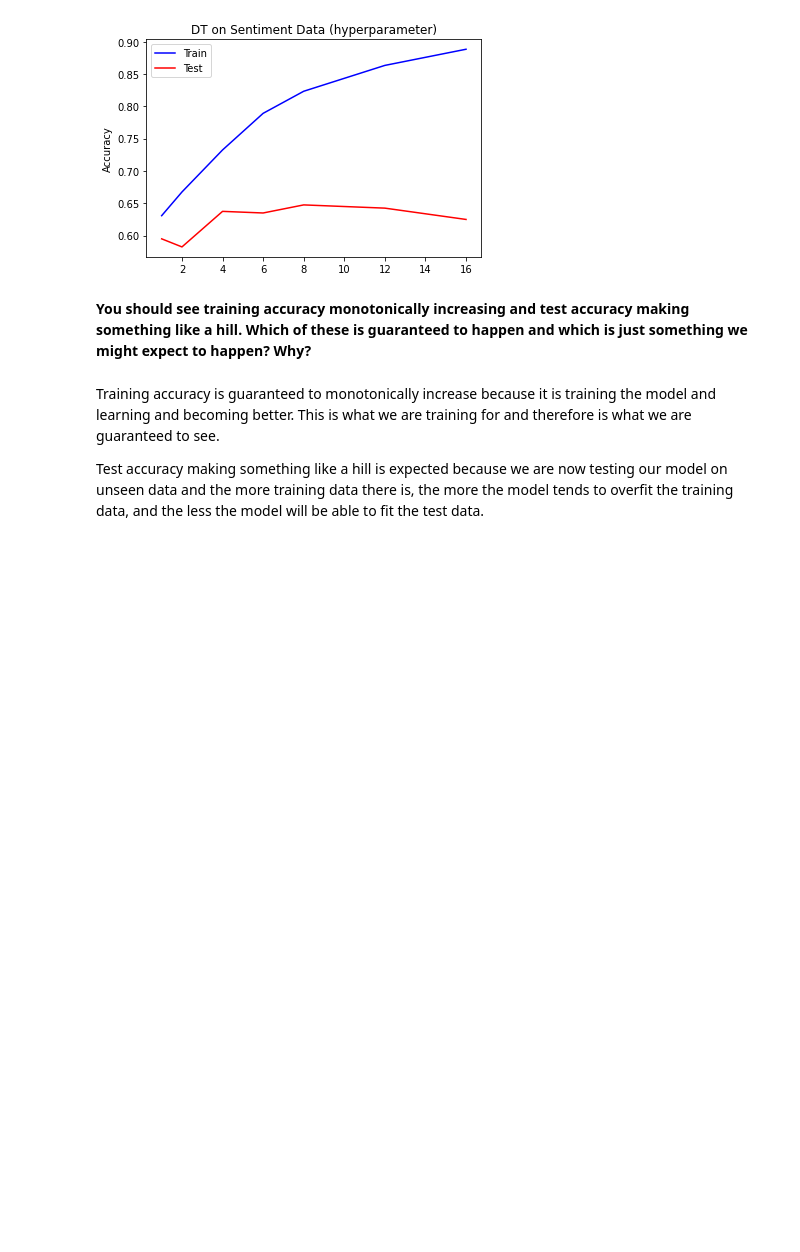
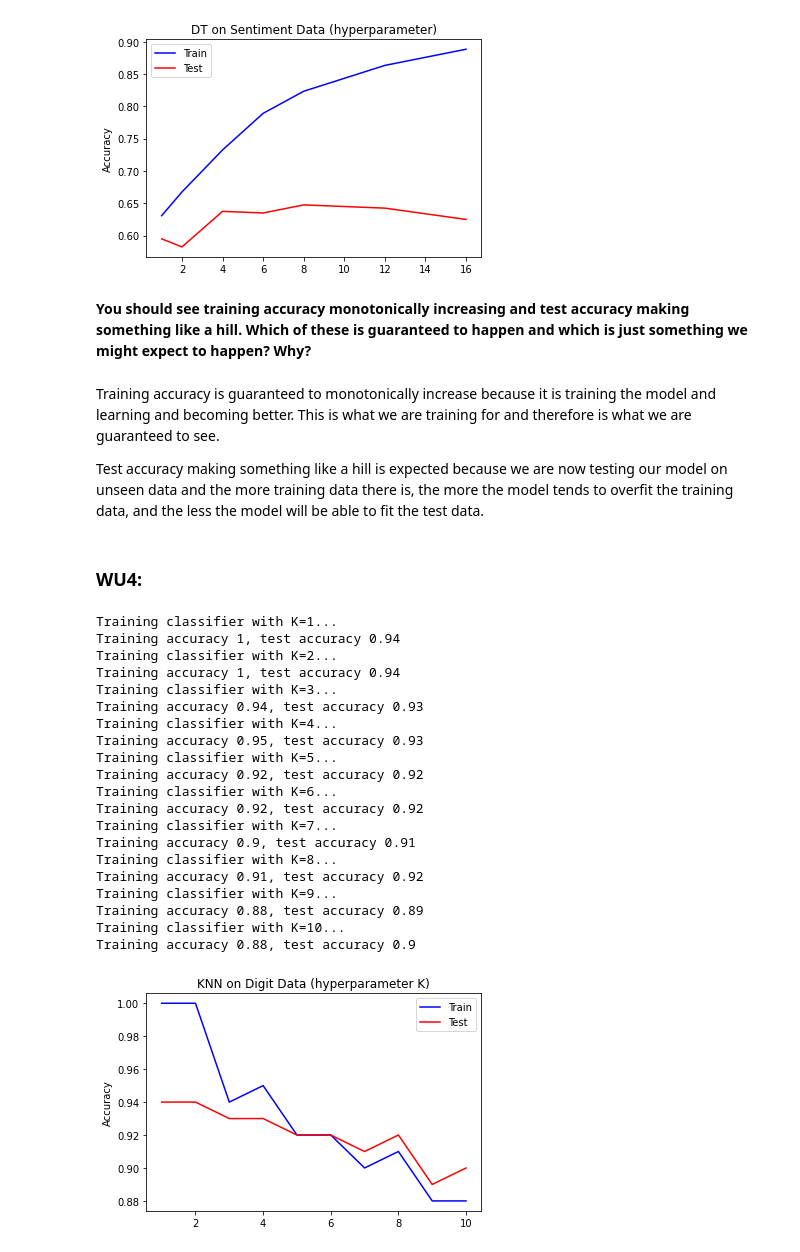
Before and after one commit to chickendreanso/cmsc-422-introduction-to-machine-learning, a Jupyter notebook: p1/WU.ipynb, the cells around one changed output. Drawn from its saved outputs; the diff is of its cells as text; code cells hidden in the pictures; blank space fills up the shorter version.

Commit message:
graph for q4 and q6

```diff
--- a/p1/WU.ipynb
+++ b/p1/WU.ipynb
@@ -70,3 +70,33 @@ Training accuracy 0.888333, test accuracy 0.625
 Training accuracy is guaranteed to monotonically increase because it is training the model and learning and becoming better. This is what we are training for and therefore is what we are guaranteed to see.
 
 Test accuracy making something like a hill is expected because we are now testing our model on unseen data and the more training data there is, the more the model tends to overfit the training data, and the less the model will be able to fit the test data.
+# %% [markdown]
+### WU4:
+# %%
+import knn
+from imports import *
+
+curve = runClassifier.hyperparamCurveSet(knn.KNN({'isKNN':True}), 'K', [1,2,3,4,5,6,7,8,9,10], datasets.DigitData)
+runClassifier.plotCurve('KNN on Digit Data (hyperparameter K)', curve)
+# %% [output]
+Training classifier with K=1...
+Training accuracy 1, test accuracy 0.94
+Training classifier with K=2...
+Training accuracy 1, test accuracy 0.94
+Training classifier with K=3...
+Training accuracy 0.94, test accuracy 0.93
+Training classifier with K=4...
+Training accuracy 0.95, test accuracy 0.93
+Training classifier with K=5...
+Training accuracy 0.92, test accuracy 0.92
+Training classifier with K=6...
+Training accuracy 0.92, test accuracy 0.92
+Training classifier with K=7...
+Training accuracy 0.9, test accuracy 0.91
+Training classifier with K=8...
+Training accuracy 0.91, test accuracy 0.92
+Training classifier with K=9...
+Training accuracy 0.88, test accuracy 0.89
+Training classifier with K=10...
+Training accuracy 0.88, test accuracy 0.9
+[figure, added]
```
Also changed, not shown: parts of 6 cells of this notebook.
